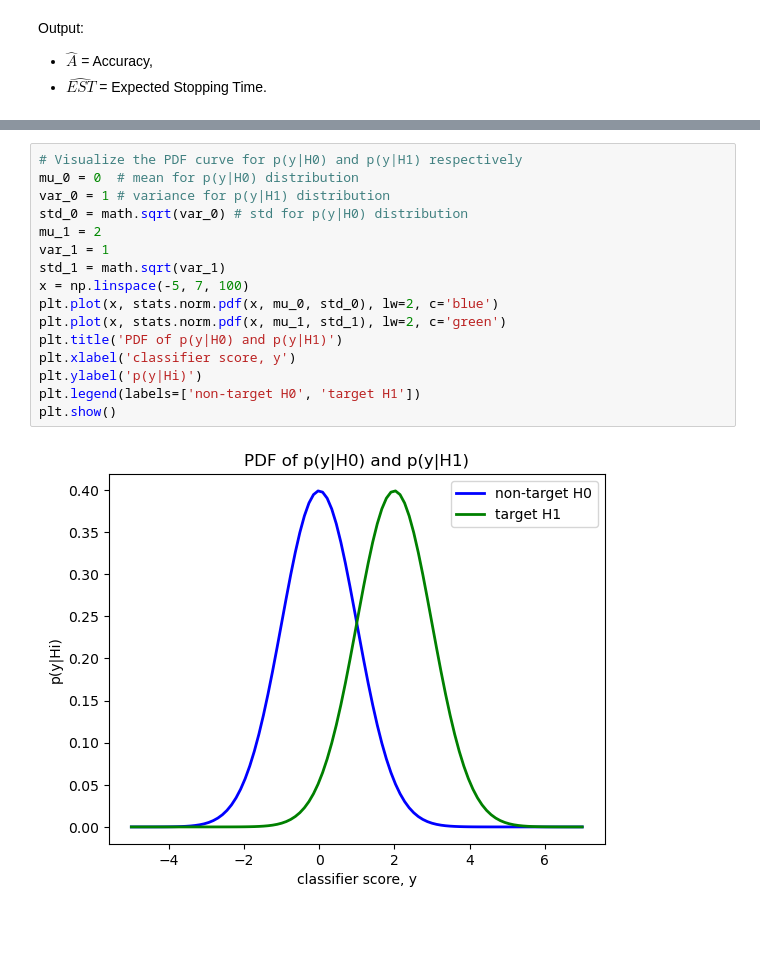
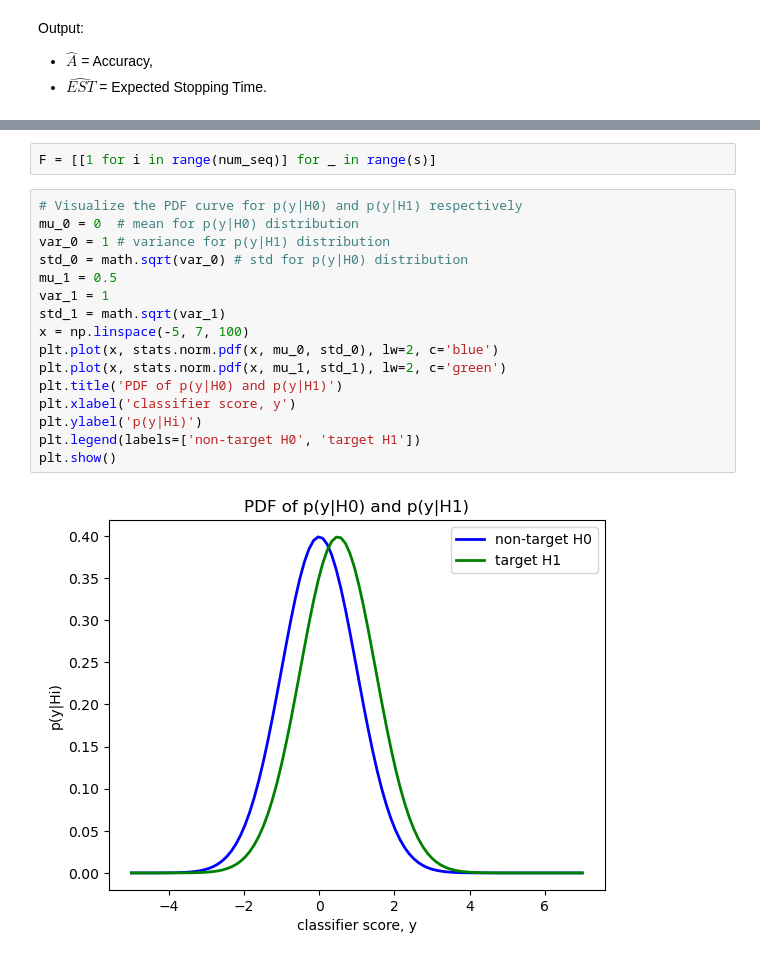
Before and after one commit to zs144/P300-BCI, a Jupyter notebook: Week3/monte-carlo-sim.ipynb, the cells around one changed output, grey strips where cells are left out. Saved outputs shown, nothing was run; the diff lists cells and outputs as text; blank space fills up the shorter version.

```diff
--- a/Week3/monte-carlo-sim.ipynb
+++ b/Week3/monte-carlo-sim.ipynb
@@ -104,20 +153,22 @@ P_threshold = 0.9
+# %%
+F = [[1 for i in range(num_seq)] for _ in range(s)]
 # %%
 # Visualize the PDF curve for p(y|H0) and p(y|H1) respectively
 mu_0 = 0  # mean for p(y|H0) distribution
 var_0 = 1 # variance for p(y|H1) distribution
 std_0 = math.sqrt(var_0) # std for p(y|H0) distribution
-mu_1 = 2
+mu_1 = 0.5
 var_1 = 1
 std_1 = math.sqrt(var_1)
 x = np.linspace(-5, 7, 100)
 plt.plot(x, stats.norm.pdf(x, mu_0, std_0), lw=2, c='blue')
 plt.plot(x, stats.norm.pdf(x, mu_1, std_1), lw=2, c='green')
 plt.title('PDF of p(y|H0) and p(y|H1)')
 plt.xlabel('classifier score, y')
 plt.ylabel('p(y|Hi)')
 plt.legend(labels=['non-target H0', 'target H1'])
 plt.show()
 # %% [output]
-[figure, old version]
+[figure, new version]
 # %%
 trial_times = 0
```
Also changed, not shown: parts of 15 cells of this notebook.
